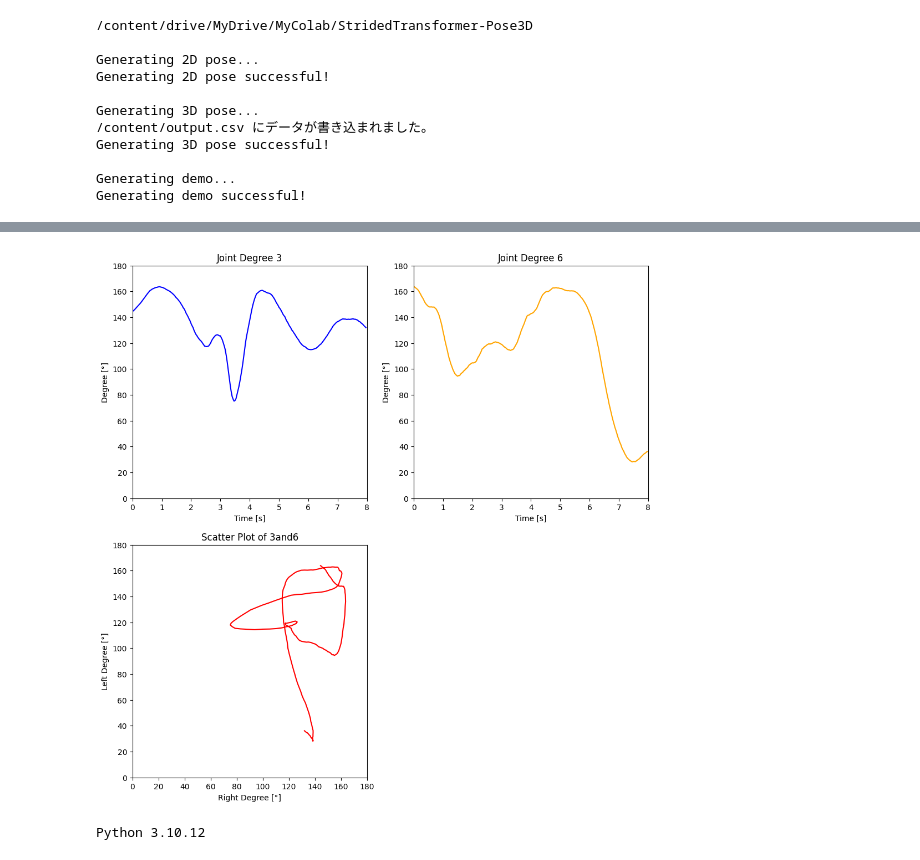
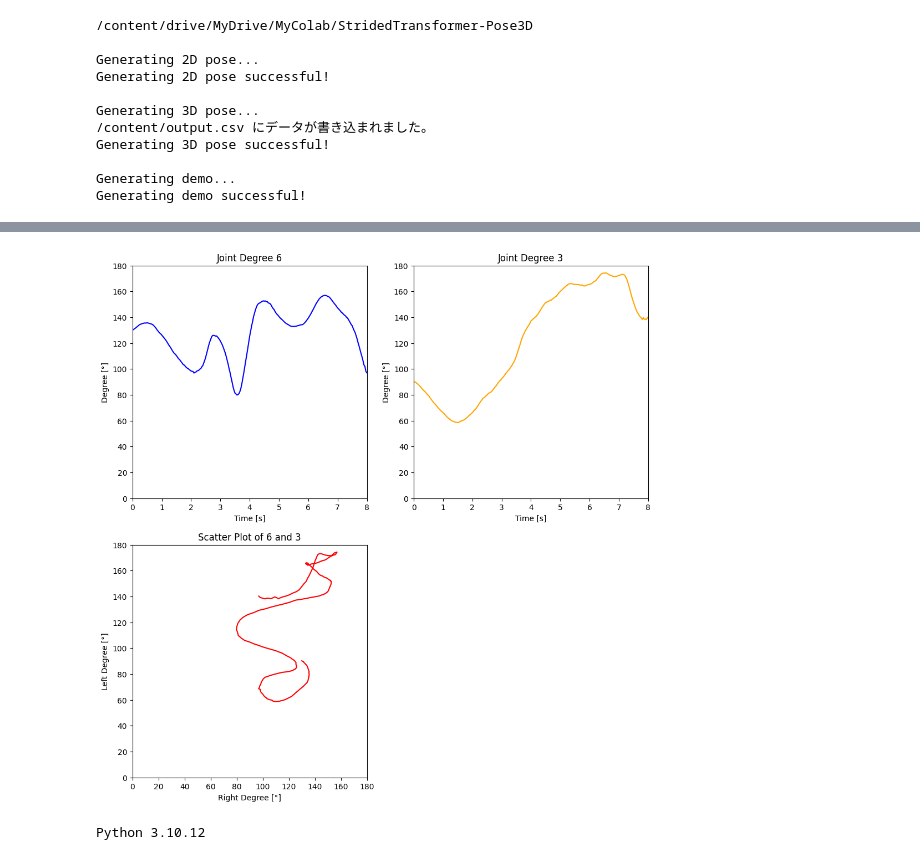
Before and after one commit to Sumisumisumith/Kickmotion-Evaluation-System, a Jupyter notebook: StridedTransformer.ipynb, the cells around one changed output, grey strips where cells are left out. Cells and saved outputs as stored; diff of their text form; code cells hidden in the pictures.

```diff
--- a/StridedTransformer.ipynb
+++ b/StridedTransformer.ipynb
@@ -210,7 +176,7 @@ def joint_v(data,joint_num):
 
 
 # CSVファイル名
-csv_filename = '/content/drive/MyDrive/MyColab/StridedTransformer-Pose3D/demo/csvdata/kickmotion_0001.csv'#@param {type:"string"}
+csv_filename = '/content/drive/MyDrive/MyColab/StridedTransformer-Pose3D/demo/csvdata/kickmotion_0003_L.csv'#@param {type:"string"}
 
 # 三次元関節座標データの読み込み
 data = read_3d_data(csv_filename)
@@ -219,7 +185,7 @@ data = np.array(data) #tuple型から変換
 fig = plt.figure(figsize=(12,12)) #グラフ用意
 
 # 右足関節角度グラフ表示
-joint_deg_right_num = 3#@param {type:"integer"}
+joint_deg_right_num = 6#@param {type:"integer"}
 deg_right = joint_deg(data, joint_deg_right_num)
 t = np.arange(len(data))/30
 
@@ -232,7 +198,7 @@ ax_deg_3.set_ylim([0, 180])
 ax_deg_3.plot(t, deg_right, color="blue")
 
 # 左足関節角度グラフ表示
-joint_deg_left_num = 6#@param {type:"integer"}
+joint_deg_left_num = 3#@param {type:"integer"}
 deg_left = joint_deg(data, joint_deg_left_num)
 t = np.arange(len(data))/30
 
@@ -242,35 +208,35 @@ ax_deg_3.set_xlabel("Time [s]")
 ax_deg_3.set_ylabel("Degree [°]")
 ax_deg_3.set_xlim([0, 8])
 ax_deg_3.set_ylim([0, 180])
 ax_deg_3.plot(t, deg_left, color="orange")
 
 """
 # 関節速度グラフ表示
 joint_deg_num2 = 6
 v = joint_v(data, joint_v_num)
 t = np.arange(len(data)-1)
 
 ax_v_3 = fig.add_subplot(2, 2, 2)
 ax_v_3.set_title("Joint Velocity " + str(joint_v_num))
 ax_v_3.set_xlabel("Time [frame]")
 ax_v_3.set_ylabel("Velocity  [distans/frame]")
 ax_v_3.set_xlim([0, 240])
 ax_v_3.set_ylim([0, 0.1])
 ax_v_3.plot(t, v, color="orange")
 """
 
 # 関節角度＆角度の散布図表示
 ax_v_3 = fig.add_subplot(2, 2, 3)
-ax_v_3.set_title("Scatter Plot of " + str(joint_deg_right_num) + "and" + str(joint_deg_left_num))
+ax_v_3.set_title("Scatter Plot of " + str(joint_deg_right_num) + " and " + str(joint_deg_left_num))
 ax_v_3.set_xlabel("Right Degree [°]")
 ax_v_3.set_ylabel("Left Degree [°]")
 ax_v_3.set_xlim([0, 180])
 ax_v_3.set_ylim([0, 180])
 ax_v_3.plot(deg_right, deg_left, color="red")
 
 plt.show()
 # %% [output]
-[figure, old version]
+[figure, new version]
 # %%
 #vis.pyのpost_outから得た関節情報から3Dグラフを作成
 import csv
```
Also changed, not shown: parts of 5 cells of this notebook.
